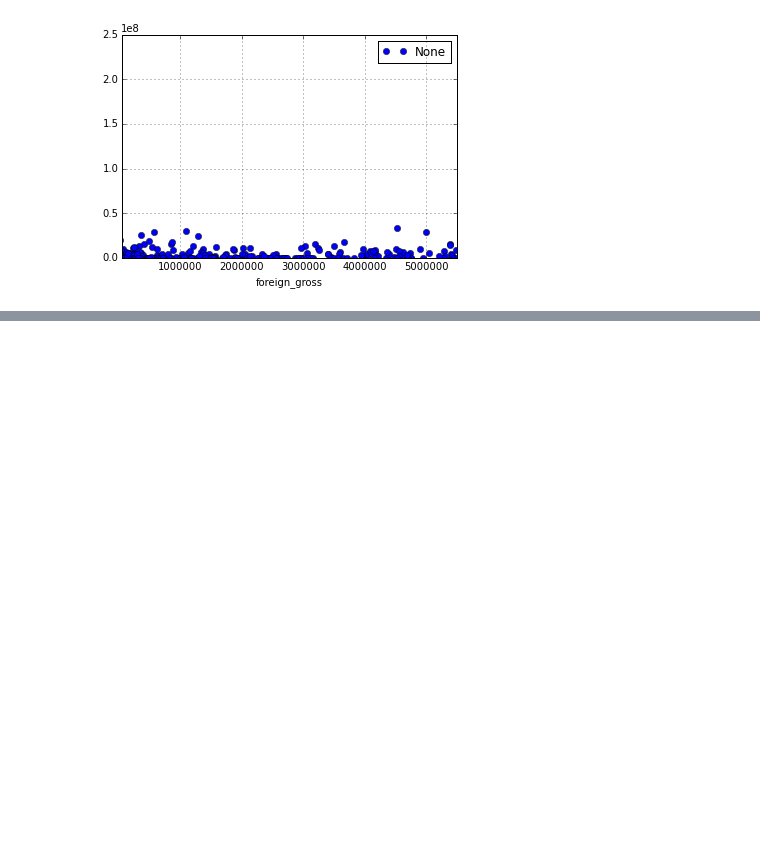
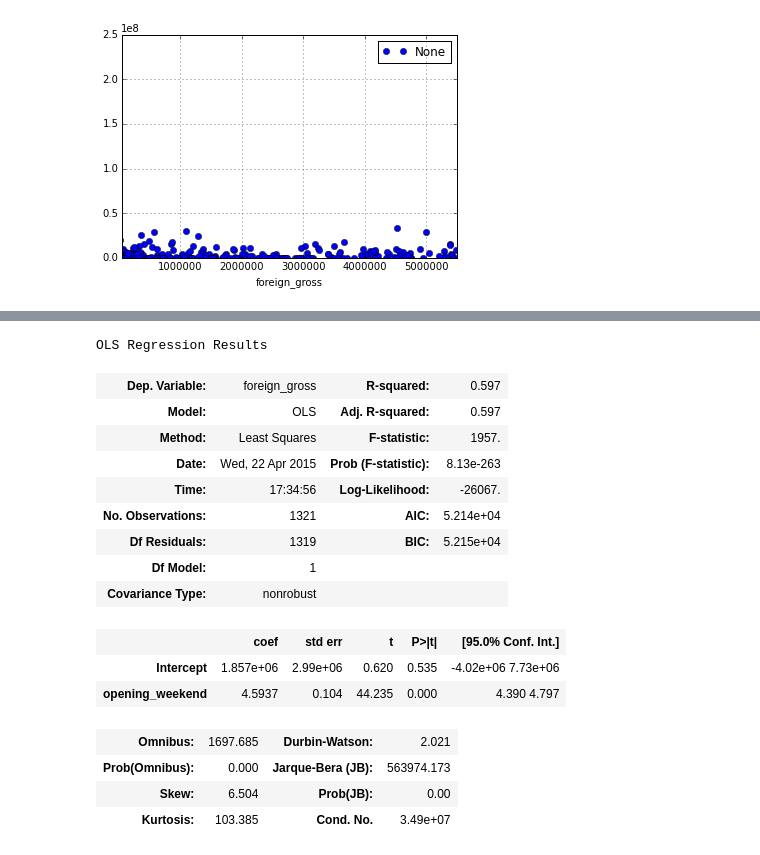
Before and after one commit to smitfire/luther, a Jupyter notebook: data_plotting_luther.ipynb, the cells around one changed output, grey strips where cells are left out. Saved outputs shown, nothing was run; the diff lists cells and outputs as text; code cells hidden in the pictures; blank space fills up the shorter version.

Commit message:
tried to add some youtube data, and did some stats models summaries of data

```diff
--- a/data_plotting_luther.ipynb
+++ b/data_plotting_luther.ipynb
@@ -103,0 +100,21 @@ array([[<matplotlib.axes._subplots.AxesSubplot object at 0x...>,
+# %%
+model = smf.ols(formula="foreign_gross ~ opening_weekend", data=complete_df).fit()
+model.summary()
+# %% [output]
+OLS Regression Results
+| Dep. Variable: | foreign_gross | R-squared: | 0.597 |
+| Model: | OLS | Adj. R-squared: | 0.597 |
+| Method: | Least Squares | F-statistic: | 1957. |
+| Date: | Wed, 22 Apr 2015 | Prob (F-statistic): | 8.13e-263 |
+| Time: | 17:34:56 | Log-Likelihood: | -26067. |
+| No. Observations: | 1321 | AIC: | 5.214e+04 |
+| Df Residuals: | 1319 | BIC: | 5.215e+04 |
+| Df Model: | 1 |  |  |
+| Covariance Type: | nonrobust |  |  |
+|  | coef | std err | t | P>|t| | [95.0% Conf. Int.] |
+| Intercept | 1.857e+06 | 2.99e+06 | 0.620 | 0.535 | -4.02e+06 7.73e+06 |
+| opening_weekend | 4.5937 | 0.104 | 44.235 | 0.000 | 4.390 4.797 |
+| Omnibus: | 1697.685 | Durbin-Watson: | 2.021 |
+| Prob(Omnibus): | 0.000 | Jarque-Bera (JB): | 563974.173 |
+| Skew: | 6.504 | Prob(JB): | 0.00 |
+| Kurtosis: | 103.385 | Cond. No. | 3.49e+07 |
```
Also changed, not shown: parts of 6 cells of this notebook, 2 other files.
